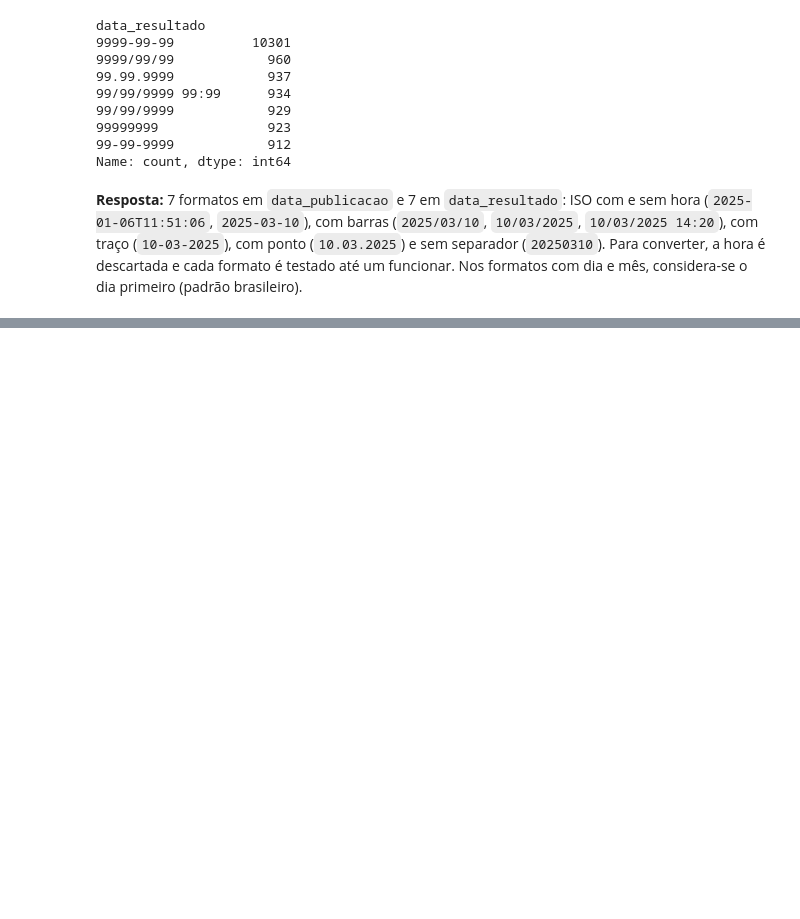
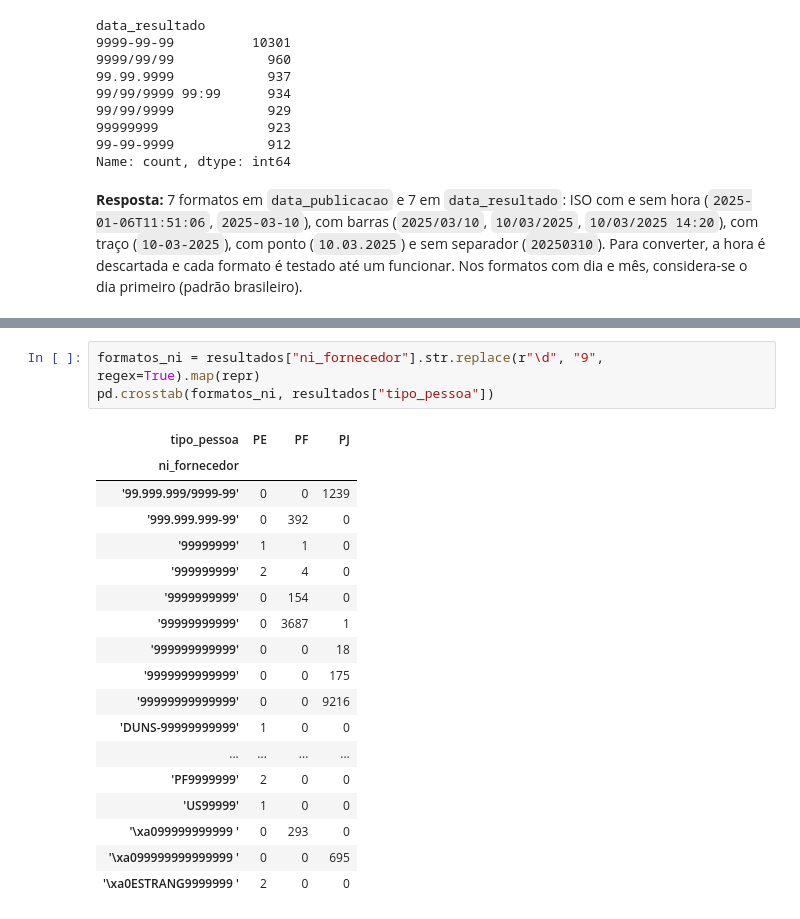
Before and after one commit to karinaperes/Projeto-Final-Avaliativo-Mod2-Analise-Dados, a Jupyter notebook: notebooks/01_exploracao.ipynb, the cells around one changed output, grey strips where cells are left out. Drawn from its saved outputs; the diff is of its cells as text; blank space fills up the shorter version.

Commit message:
Identifica formatos de CNPJ e CPF por tipo de pessoa (#15)

```diff
--- a/notebooks/01_exploracao.ipynb
+++ b/notebooks/01_exploracao.ipynb
@@ -270,0 +326,22 @@ Name: count, dtype: int64
+# %%
+formatos_ni = resultados["ni_fornecedor"].str.replace(r"\d", "9", regex=True).map(repr)
+pd.crosstab(formatos_ni, resultados["tipo_pessoa"])
+# %% [output]
+| tipo_pessoa | PE | PF | PJ |
+| ni_fornecedor |  |  |  |
+| '99.999.999/9999-99' | 0 | 0 | 1239 |
+| '999.999.999-99' | 0 | 392 | 0 |
+| '99999999' | 1 | 1 | 0 |
+| '999999999' | 2 | 4 | 0 |
+| '9999999999' | 0 | 154 | 0 |
+| '99999999999' | 0 | 3687 | 1 |
+| '999999999999' | 0 | 0 | 18 |
+| '9999999999999' | 0 | 0 | 175 |
+| '99999999999999' | 0 | 0 | 9216 |
+| 'DUNS-99999999999' | 1 | 0 | 0 |
+| ... | ... | ... | ... |
+| 'PF9999999' | 2 | 0 | 0 |
+| 'US99999' | 1 | 0 | 0 |
+| '\xa099999999999 ' | 0 | 293 | 0 |
+| '\xa099999999999999 ' | 0 | 0 | 695 |
+| '\xa0ESTRANG9999999 ' | 2 | 0 | 0 |
```
Also changed, not shown: parts of 7 cells of this notebook.
